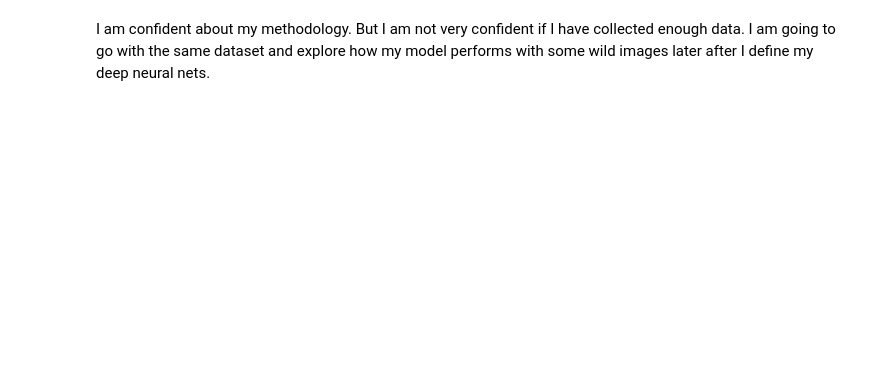
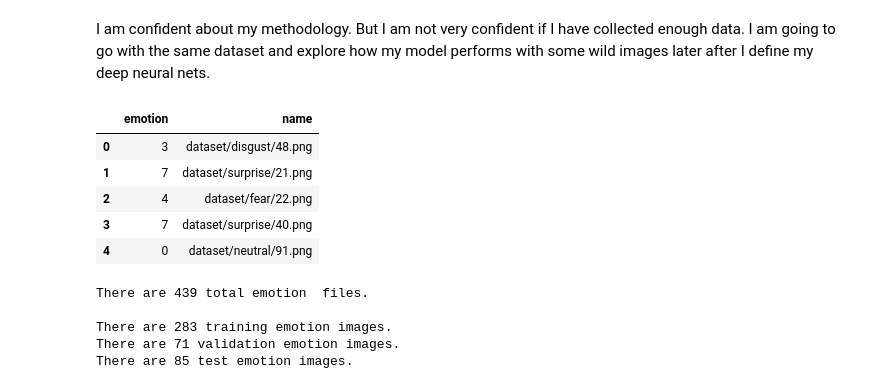
Before and after one commit to karthikBalasubramanian/FER, a Jupyter notebook: FER Capstone Implementation.ipynb, the cells around one changed output. Cells and saved outputs as stored; diff of their text form; code cells hidden in the pictures; blank space fills up the shorter version.

```diff
--- a/FER Capstone Implementation.ipynb
+++ b/FER Capstone Implementation.ipynb
@@ -540,0 +545,11 @@ I am confident about my methodology. But I am not very confident if I have colle
+# %%
+from sklearn.utils import shuffle
+shuffled_df = shuffle(train_df).reset_index(drop=True)
+shuffled_df.head()
+# %% [output]
+|  | emotion | name |
+| 0 | 3 | dataset/disgust/48.png |
+| 1 | 7 | dataset/surprise/21.png |
+| 2 | 4 | dataset/fear/22.png |
+| 3 | 7 | dataset/surprise/40.png |
+| 4 | 0 | dataset/neutral/91.png |
@@ -540,0 +565,18 @@ I am confident about my methodology. But I am not very confident if I have colle
+# %%
+# load train, test, and validation datasets
+train_files, train_targets = load_dataset(train_set_df)
+valid_files, valid_targets = load_dataset(valid_set_df)
+test_files, test_targets = load_dataset(test_df)
+
+
+# print statistics about the dataset
+print('There are %s total emotion  files.\n' % len(np.hstack([train_files, valid_files, test_files])))
+print('There are %d training emotion images.' % len(train_files))
+print('There are %d validation emotion images.' % len(valid_files))
+print('There are %d test emotion images.'% len(test_files))
+# %% [output]
+There are 439 total emotion  files.
+
+There are 283 training emotion images.
+There are 71 validation emotion images.
+There are 85 test emotion images.
```
Also changed, not shown: parts of 10 cells of this notebook, 1 other file.
